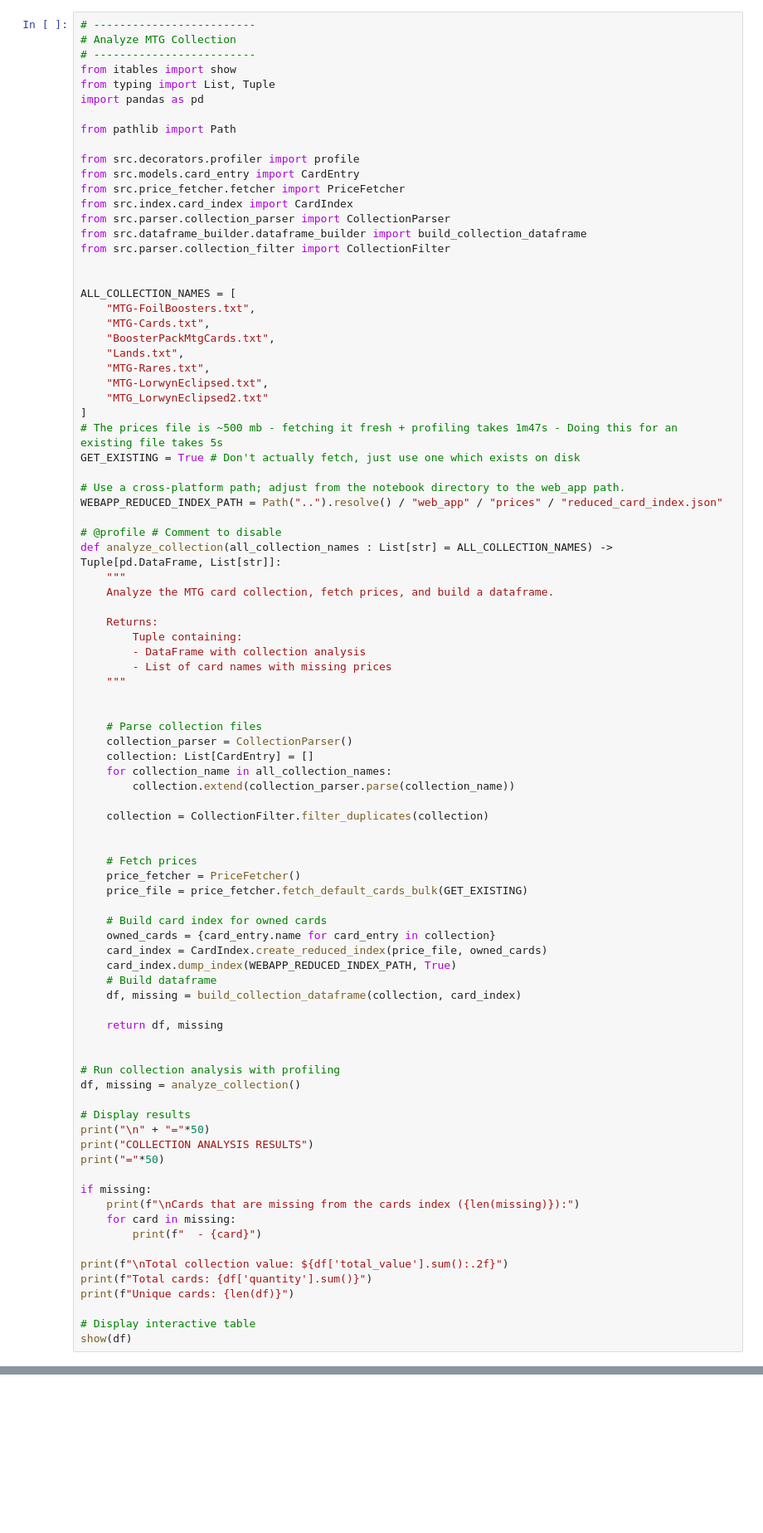
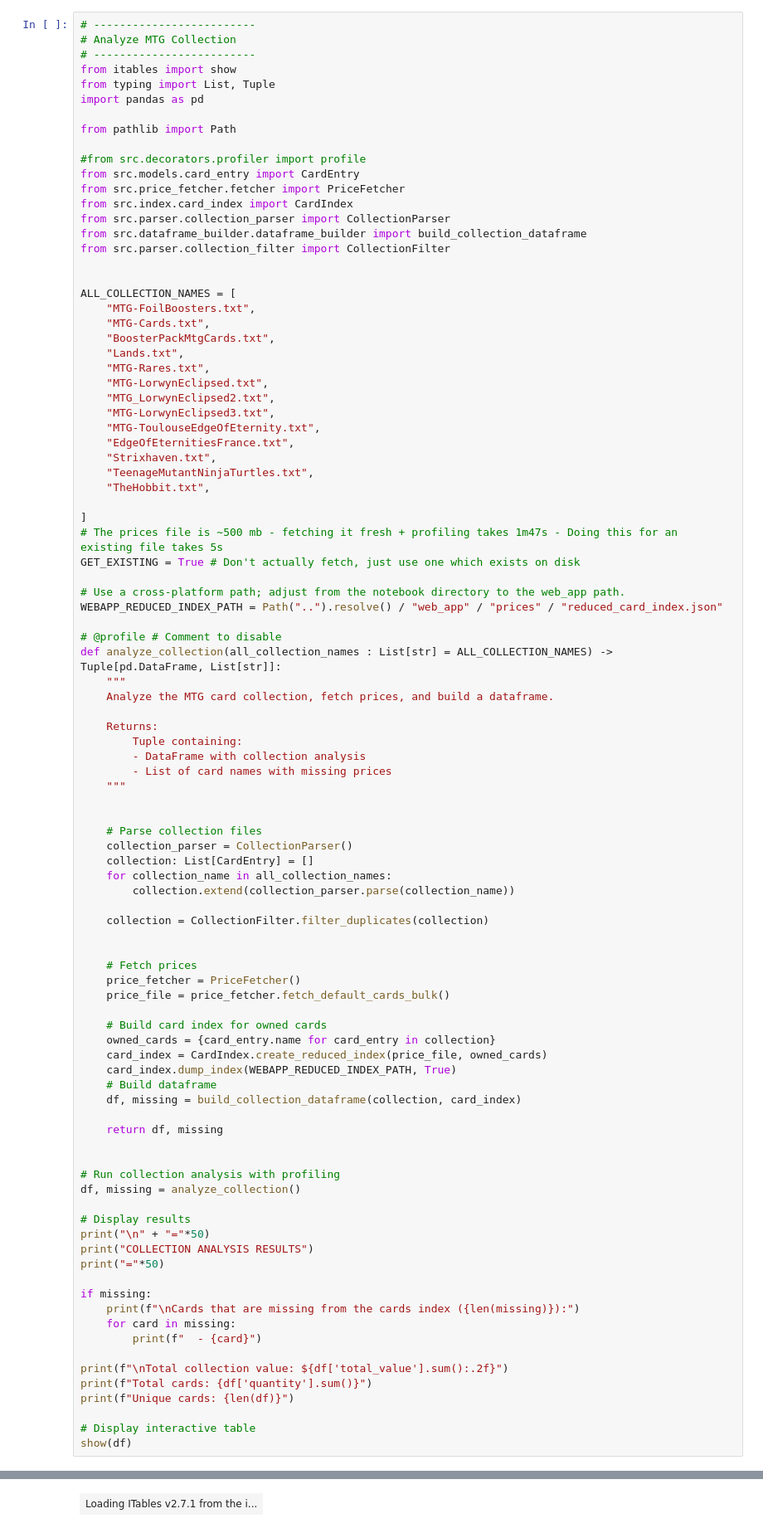
Before and after one commit to PNeekeetah/mtg_cards_analysis, a Jupyter notebook: python_analysis_app/mtg_collection_jupyter.ipynb, the cells around one changed output, grey strips where cells are left out. Shown at 83% size. Drawn from its saved outputs; the diff is of its cells as text; blank space fills up the shorter version.

Commit message:
Enforce loading of latest cards

```diff
--- a/python_analysis_app/mtg_collection_jupyter.ipynb
+++ b/python_analysis_app/mtg_collection_jupyter.ipynb
@@ -8,7 +8,7 @@ import pandas as pd
 
 from pathlib import Path
 
-from src.decorators.profiler import profile
+#from src.decorators.profiler import profile
 from src.models.card_entry import CardEntry
 from src.price_fetcher.fetcher import PriceFetcher
 from src.index.card_index import CardIndex
@@ -24,7 +24,14 @@ ALL_COLLECTION_NAMES = [
     "Lands.txt",
     "MTG-Rares.txt",
     "MTG-LorwynEclipsed.txt",
-    "MTG_LorwynEclipsed2.txt"
+    "MTG_LorwynEclipsed2.txt",
+    "MTG-LorwynEclipsed3.txt",
+    "MTG-ToulouseEdgeOfEternity.txt",
+    "EdgeOfEternitiesFrance.txt",
+    "Strixhaven.txt",
+    "TeenageMutantNinjaTurtles.txt",
+    "TheHobbit.txt",
+
 ]
 # The prices file is ~500 mb - fetching it fresh + profiling takes 1m47s - Doing this for an existing file takes 5s
 GET_EXISTING = True # Don't actually fetch, just use one which exists on disk
@@ -55,7 +62,7 @@ def analyze_collection(all_collection_names : List[str] = ALL_COLLECTION_NAMES)
 
     # Fetch prices
     price_fetcher = PriceFetcher()
-    price_file = price_fetcher.fetch_default_cards_bulk(GET_EXISTING)
+    price_file = price_fetcher.fetch_default_cards_bulk()
 
     # Build card index for owned cards
     owned_cards = {card_entry.name for card_entry in collection}
@@ -86,3 +93,4 @@ print(f"Unique cards: {len(df)}")
 
 # Display interactive table
 show(df)
+# %% [output]
@@ -88,0 +108 @@ show(df)
+| Loading ITables v2.7.1 from the i... |
```
Also changed, not shown: parts of 1 cell of this notebook.
